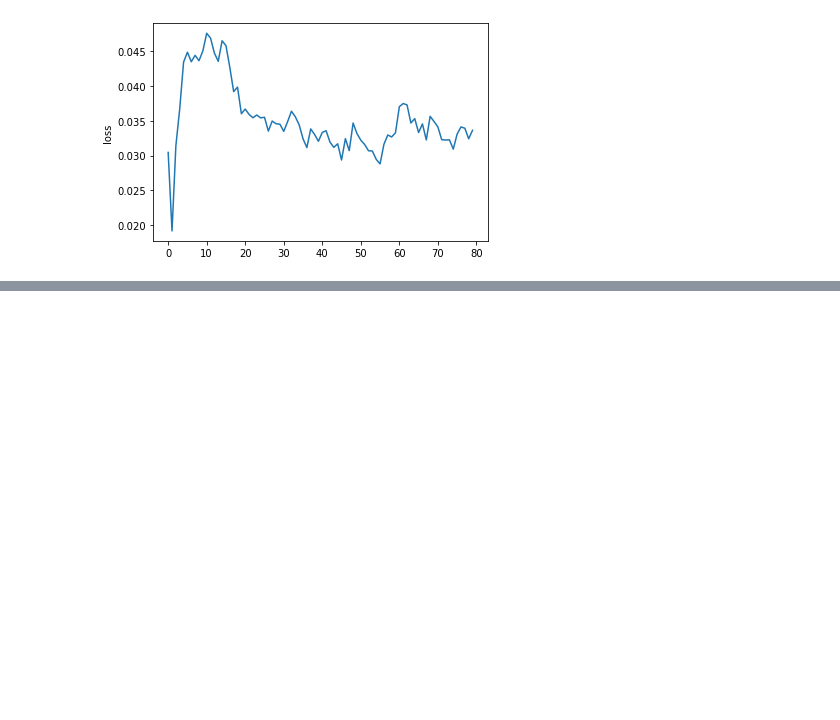
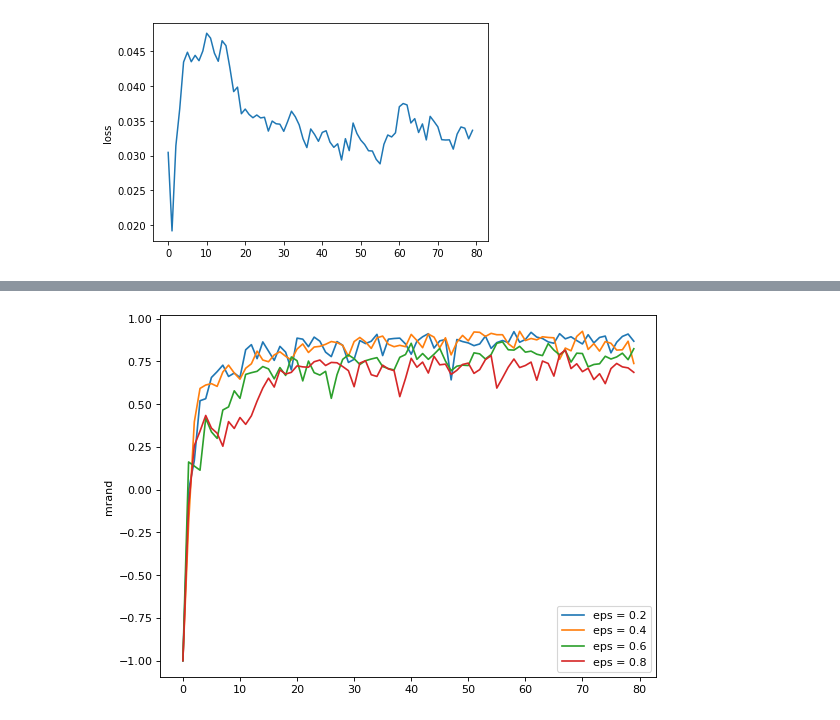
Before and after one commit to wiggleman/CS-456-project, a Jupyter notebook: DQN_self_learn.ipynb, the cells around one changed output, grey strips where cells are left out. Drawn from its saved outputs; the diff is of its cells as text; code cells hidden in the pictures; blank space fills up the shorter version.

```diff
--- a/DQN_self_learn.ipynb
+++ b/DQN_self_learn.ipynb
@@ -577,0 +575,11 @@ plt.show()
+# %%
+
+figure(figsize=(8, 6), dpi=80)
+for mrands, eps in zip(mrands_all, epsilons):
+    plt.plot(mrands, label = "eps = " + str(eps))
+    plt.ylabel('mrand')
+# plt.ylabel('mrand')
+plt.legend(loc="lower right")
+plt.show()
+# %% [output]
+[figure, added]
```
Also changed, not shown: parts of 9 cells of this notebook.
